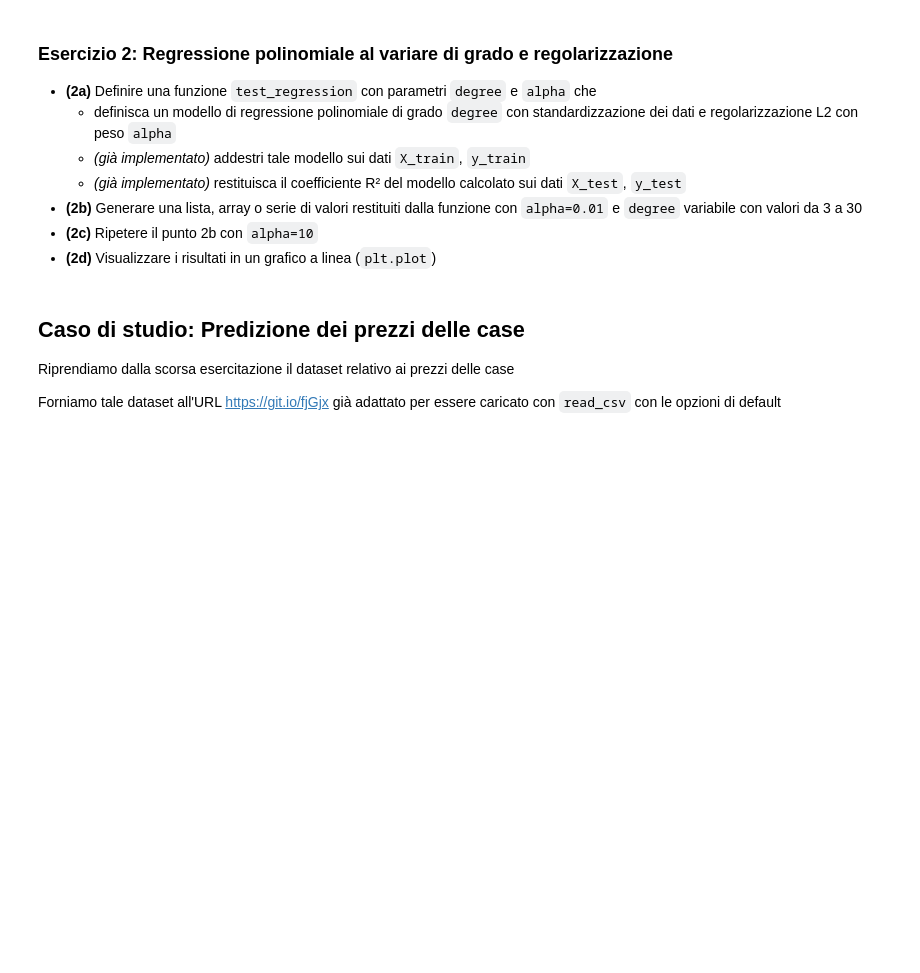
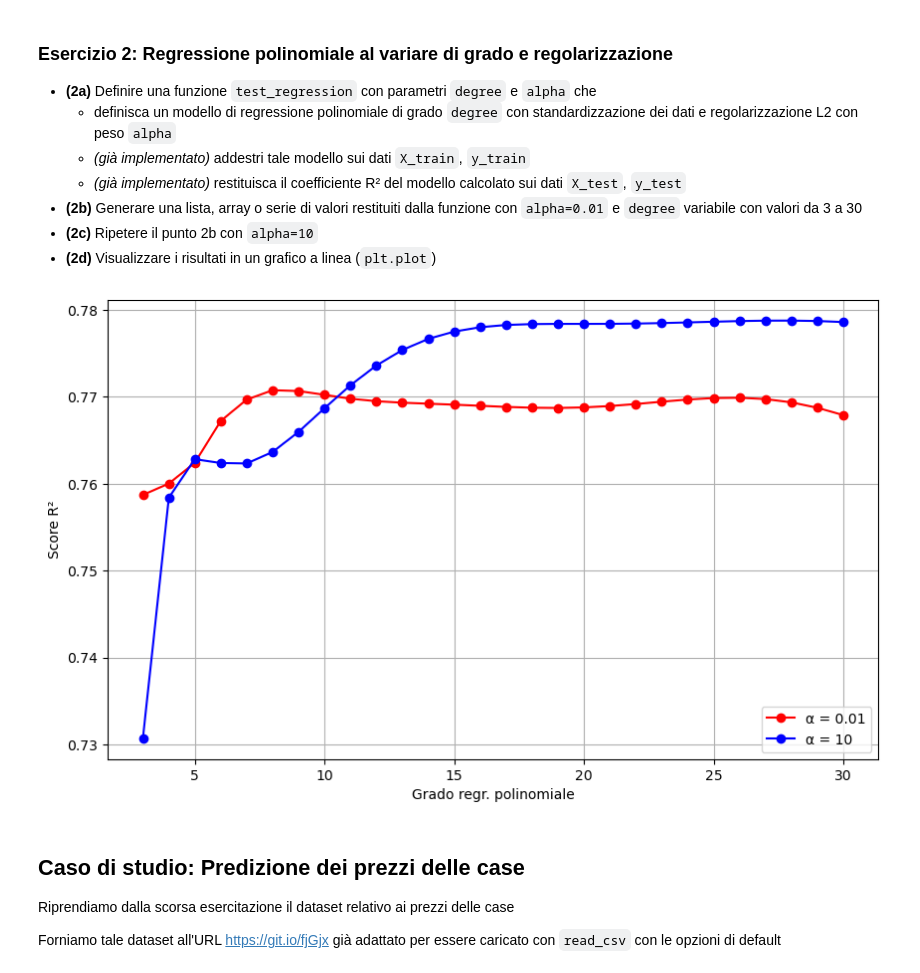
Before and after one commit to asibo09/unibo-data-intensive, a Jupyter notebook: 07_regressioneNonLineare2/Regressione_non_Lineare_parte_2.nosol.ipynb, the cells around one changed output. Saved outputs shown, nothing was run; the diff lists cells and outputs as text; code cells hidden in the pictures; blank space fills up the shorter version.

```diff
--- a/07_regressioneNonLineare2/Regressione_non_Lineare_parte_2.nosol.ipynb
+++ b/07_regressioneNonLineare2/Regressione_non_Lineare_parte_2.nosol.ipynb
@@ -278,12 +312,34 @@ Vediamo che le misure sul training set sono di poco peggiori, ma quelle sul test
 - **(2c)** Ripetere il punto 2b con `alpha=10`
 - **(2d)** Visualizzare i risultati in un grafico a linea (`plt.plot`)
 # %%
+#2a
 def test_regression(degree, alpha):
     rrm = Pipeline([
-        ...
+        ("poly",   PolynomialFeatures(degree=degree, include_bias=False)),
+        ("scale",  StandardScaler()),
+        ("linreg", Ridge(alpha=alpha))
     ])
     rrm.fit(X_train, y_train)
     return rrm.score(X_test, y_test)
+# %%
+#2b
+res_degree = np.arange(3, 31)
+res_low_reg = np.array([test_regression(d, 0.01) for d in res_degree])
+# %%
+#2c
+res_high_reg = np.array([test_regression(d, 10) for d in res_degree])
+# %%
+#2d
+plt.figure(figsize=(10, 6))
+plt.plot(res_degree, res_low_reg, "ro-")
+plt.plot(res_degree, res_high_reg, "bo-")
+plt.grid()
+plt.xlabel("Grado regr. polinomiale")
+plt.ylabel("Score R²")
+# aggiungiamo una legenda al grafico
+plt.legend(["α = 0.01", "α = 10"], loc="lower right");
+# %% [output]
+[figure, added]
 # %% [markdown]
 ## Caso di studio: Predizione dei prezzi delle case
 
```
Also changed, not shown: parts of 8 cells of this notebook.
